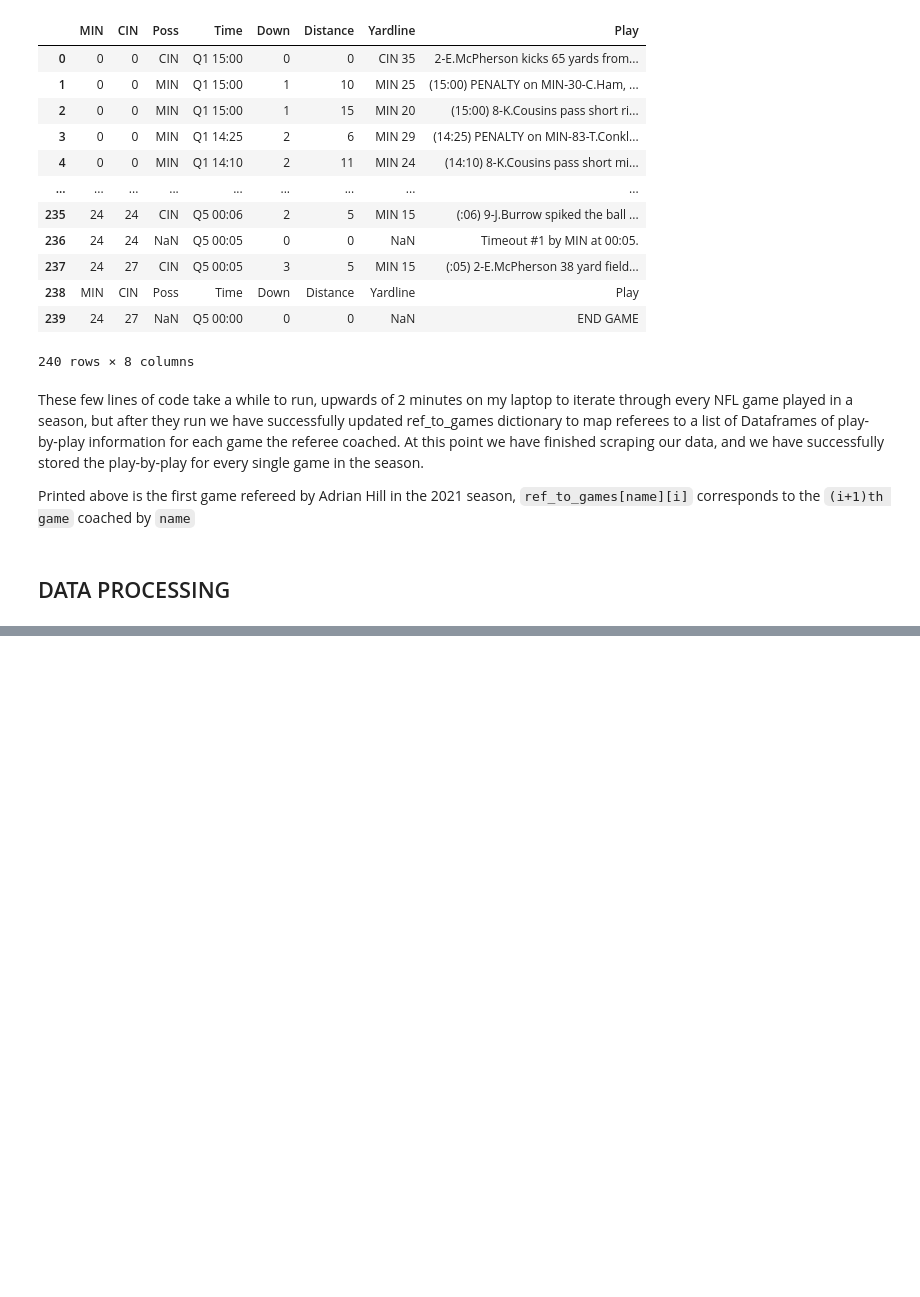
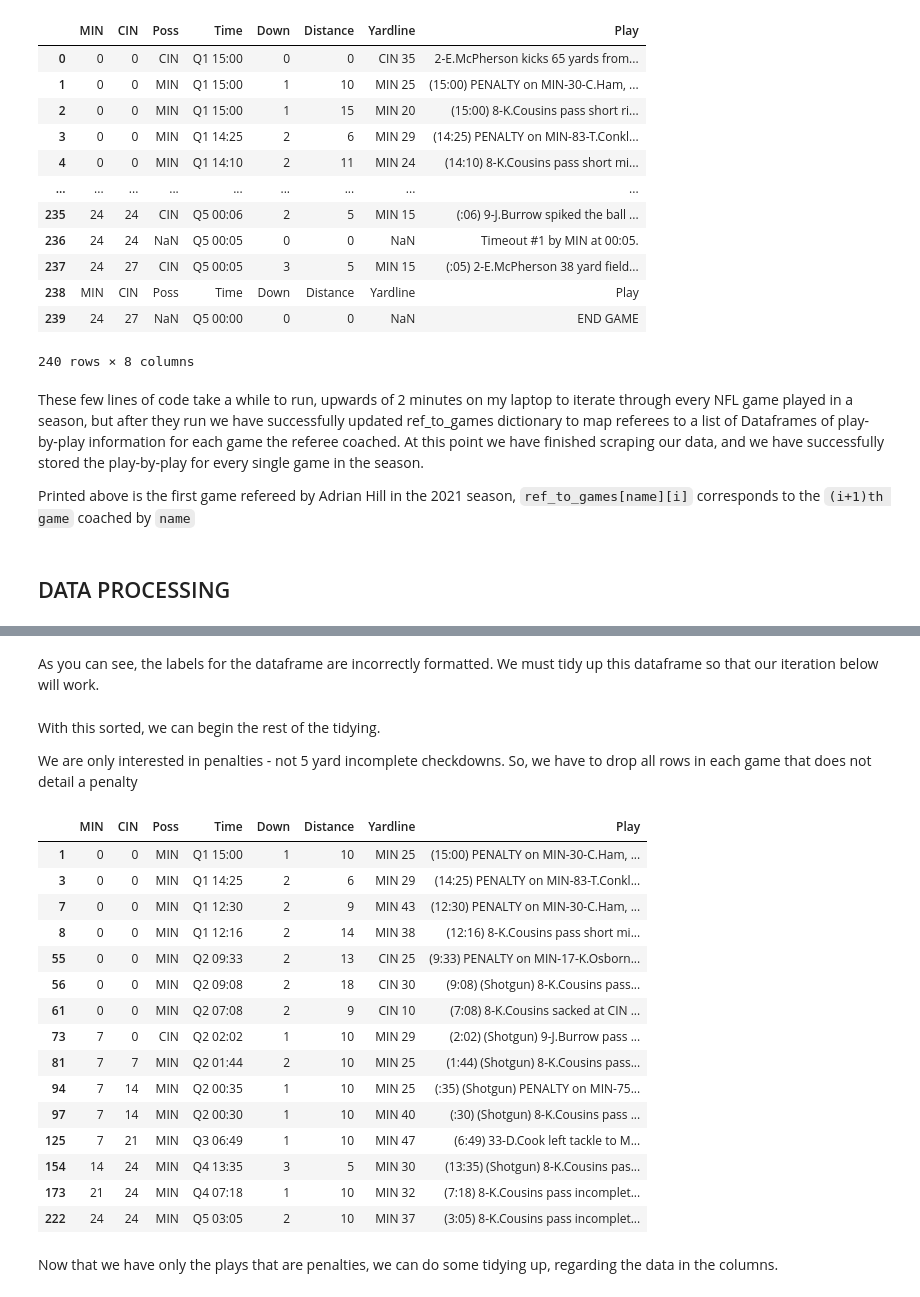
Before and after one commit to zmolz/penalties, a Jupyter notebook: index.ipynb, the cells around one changed output, grey strips where cells are left out. Saved outputs shown, nothing was run; the diff lists cells and outputs as text; code cells hidden in the pictures; blank space fills up the shorter version.

```diff
--- a/index.ipynb
+++ b/index.ipynb
@@ -66,16 +75,23 @@ Utilizing BeautifulSoup, the re module, and requests, we create a python diction
 
 From there, we then have to search through each link and see where that takes us. Looking at the HTML for the pages, I noticed that there is a link to every single game refereed by that ref. From there, we now the next step is to extract those links for each referee.
 # %%
+# compile regex for use in loop
 match_game = re.compile(r'<a href="(/game/.*)">')
-for name, link in ref_to_games.items():
+
+for ref, link in ref_to_games.items():
     games = []
+
+    # get all links to the games for each referee
     page = requests.get(link)
     soup = BeautifulSoup(page.content, 'html.parser')
     elts = soup.find_all(href=True)
+
     for elt in elts:
+        # if the link is a link to a game, add it to the list for that ref
         if game := re.match(match_game, str(elt)):
             games.append(PREFIX+game.group(1))
-    ref_to_games[name] = games
+
+    ref_to_games[ref] = games
 
 ref_to_games['Adrian Hill']
 # %% [output]
@@ -100,11 +116,11 @@ In this code, we have updated the ref_to_games dictionary to map each referee to
 # %% [markdown]
 Now, we have to go to through those links, and extract the play-by-play for each game.
 # %%
-for name, links in ref_to_games.items():
+for ref, links in ref_to_games.items():
     games = []
     for link in links:
         games.append(pd.read_html(link, attrs={'class':'standard'})[0])
-    ref_to_games[name] = games
+    ref_to_games[ref] = games
 
 ref_to_games['Adrian Hill'][0]
 # %% [output]
@@ -129,0 +170,39 @@
+# %% [markdown]
+As you can see, the labels for the dataframe are incorrectly formatted. We must tidy up this dataframe so that our iteration below will work.
+# %%
+ref_to_games['John Hussey'][3].columns = ref_to_games['Adrian Hill'][0].columns # adrian hills dataframe is correctly formatted
+# %% [markdown]
+With this sorted, we can begin the rest of the tidying.
+
+We are only interested in penalties - not 5 yard incomplete checkdowns. So, we have to drop all rows in each game that does not detail a penalty
+# %%
+# compile regex for use in loop
+penalty_pat = re.compile(r'PENALTY')
+
+for ref, games in ref_to_games.items():
+    for i, game in enumerate(games):
+
+        # remove plays that dont contain penalty information
+        filter = game['Play'].str.contains(penalty_pat)
+        ref_to_games[ref][i] = game[filter]
+
+ref_to_games['Adrian Hill'][0]
+# %% [output]
+|  | MIN | CIN | Poss | Time | Down | Distance | Yardline | Play |
+| 1 | 0 | 0 | MIN | Q1 15:00 | 1 | 10 | MIN 25 | (15:00) PENALTY on MIN-30-C.Ham, ... |
+| 3 | 0 | 0 | MIN | Q1 14:25 | 2 | 6 | MIN 29 | (14:25) PENALTY on MIN-83-T.Conkl... |
+| 7 | 0 | 0 | MIN | Q1 12:30 | 2 | 9 | MIN 43 | (12:30) PENALTY on MIN-30-C.Ham, ... |
+| 8 | 0 | 0 | MIN | Q1 12:16 | 2 | 14 | MIN 38 | (12:16) 8-K.Cousins pass short mi... |
+| 55 | 0 | 0 | MIN | Q2 09:33 | 2 | 13 | CIN 25 | (9:33) PENALTY on MIN-17-K.Osborn... |
+| 56 | 0 | 0 | MIN | Q2 09:08 | 2 | 18 | CIN 30 | (9:08) (Shotgun) 8-K.Cousins pass... |
+| 61 | 0 | 0 | MIN | Q2 07:08 | 2 | 9 | CIN 10 | (7:08) 8-K.Cousins sacked at CIN ... |
+| 73 | 7 | 0 | CIN | Q2 02:02 | 1 | 10 | MIN 29 | (2:02) (Shotgun) 9-J.Burrow pass ... |
+| 81 | 7 | 7 | MIN | Q2 01:44 | 2 | 10 | MIN 25 | (1:44) (Shotgun) 8-K.Cousins pass... |
+| 94 | 7 | 14 | MIN | Q2 00:35 | 1 | 10 | MIN 25 | (:35) (Shotgun) PENALTY on MIN-75... |
+| 97 | 7 | 14 | MIN | Q2 00:30 | 1 | 10 | MIN 40 | (:30) (Shotgun) 8-K.Cousins pass ... |
+| 125 | 7 | 21 | MIN | Q3 06:49 | 1 | 10 | MIN 47 | (6:49) 33-D.Cook left tackle to M... |
+| 154 | 14 | 24 | MIN | Q4 13:35 | 3 | 5 | MIN 30 | (13:35) (Shotgun) 8-K.Cousins pas... |
+| 173 | 21 | 24 | MIN | Q4 07:18 | 1 | 10 | MIN 32 | (7:18) 8-K.Cousins pass incomplet... |
+| 222 | 24 | 24 | MIN | Q5 03:05 | 2 | 10 | MIN 37 | (3:05) 8-K.Cousins pass incomplet... |
+# %% [markdown]
+Now that we have only the plays that are penalties, we can do some tidying up, regarding the data in the columns.
```
Also changed, not shown: parts of 9 cells of this notebook.
